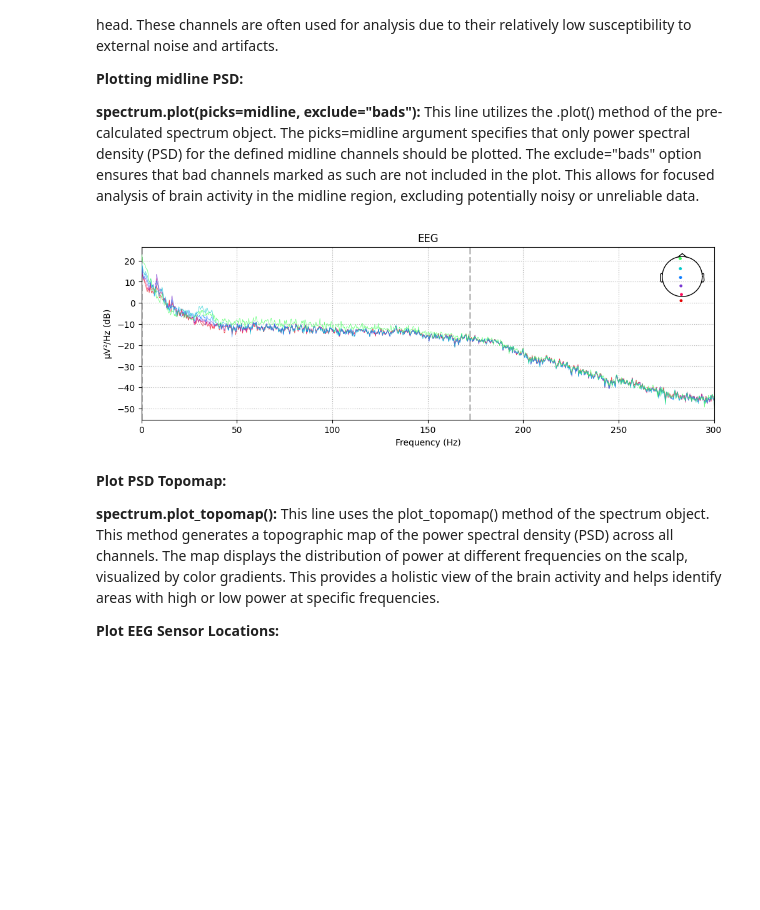
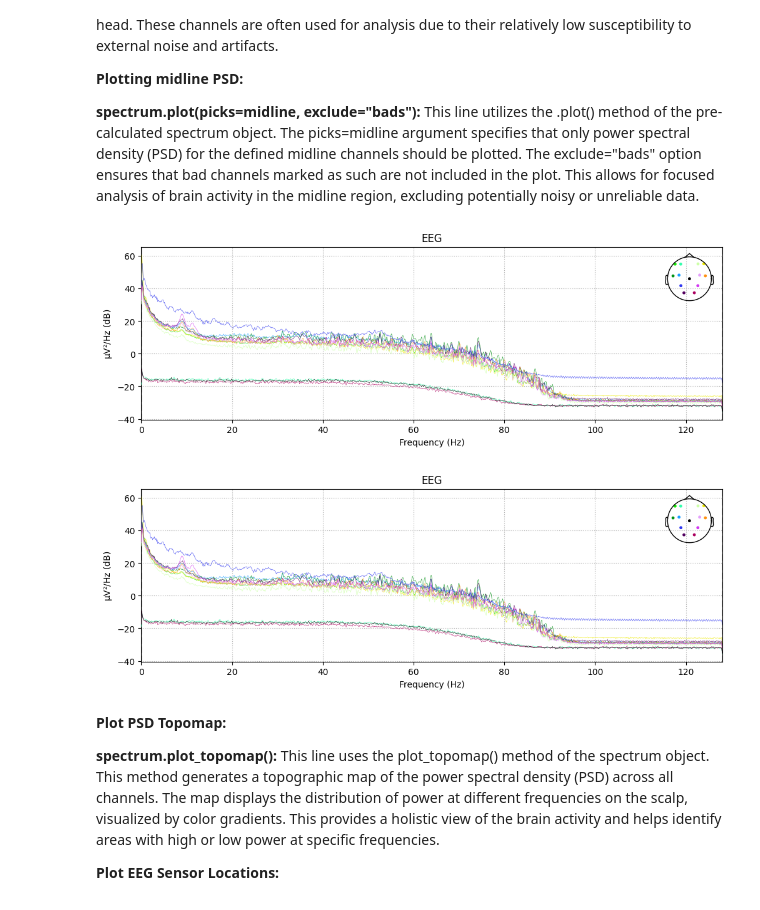
Before and after one commit to anujawas/EEG-Major, a Jupyter notebook: main.ipynb, the cells around one changed output. Saved outputs shown, nothing was run; the diff lists cells and outputs as text; code cells hidden in the pictures; blank space fills up the shorter version.

```diff
--- a/main.ipynb
+++ b/main.ipynb
@@ -45,6 +77,6 @@ It uses the os.path.join() function to combine the sample_data_folder path with
 This line reads the raw MEG data from the specified file using the mne.io.read_raw_fif() function.
 This function parses the FIF file and creates an mne.io.Raw object containing the raw data and associated metadata.
 # %%
-sample_data = 'C:/Users/awast/Documents/MAJOR_PROJECT/EEG_dataset/715.edf'
+sample_data = './EEG_dataset/715.edf'
 sample_data
 # %% [output]
@@ -276,10 +300,11 @@ The picks=midline argument specifies that only power spectral density (PSD) for
 The exclude="bads" option ensures that bad channels marked as such are not included in the plot.
 This allows for focused analysis of brain activity in the midline region, excluding potentially noisy or unreliable data.
 # %%
-midline = ["EEG 002", "EEG 012", "EEG 030", "EEG 048", "EEG 058", "EEG 060"]
-spectrum.plot(picks=midline, exclude="bads")
+# midline = ["EEG 002", "EEG 012", "EEG 030", "EEG 048", "EEG 058", "EEG 060"]
+spectrum.plot( exclude="bads")
 # %% [output]
-[figure, old version]
+[figure, new version]
+[figure, added]
 # %% [markdown]
 **Plot PSD Topomap:**
 
```
Also changed, not shown: parts of 25 cells of this notebook.
